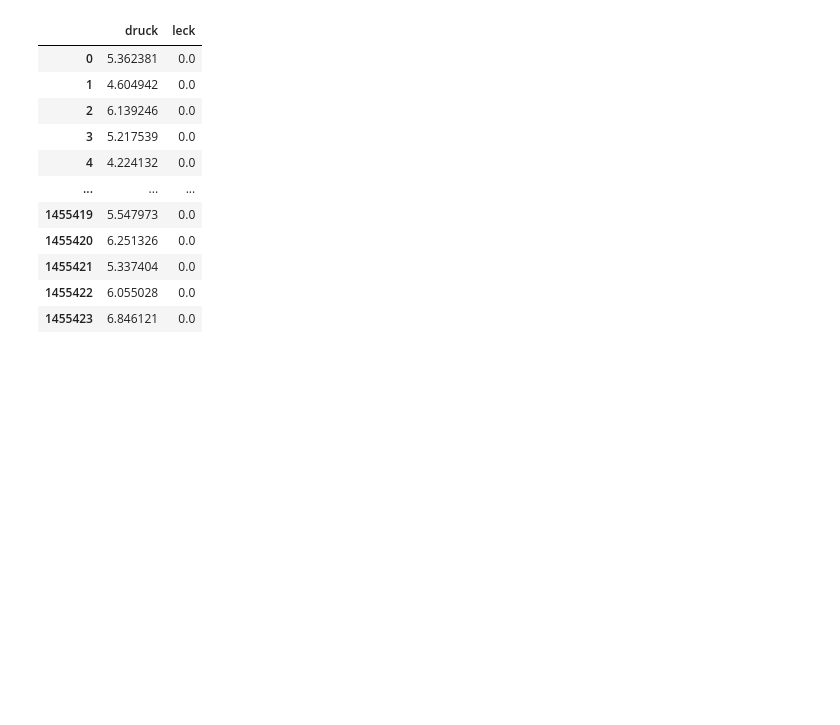
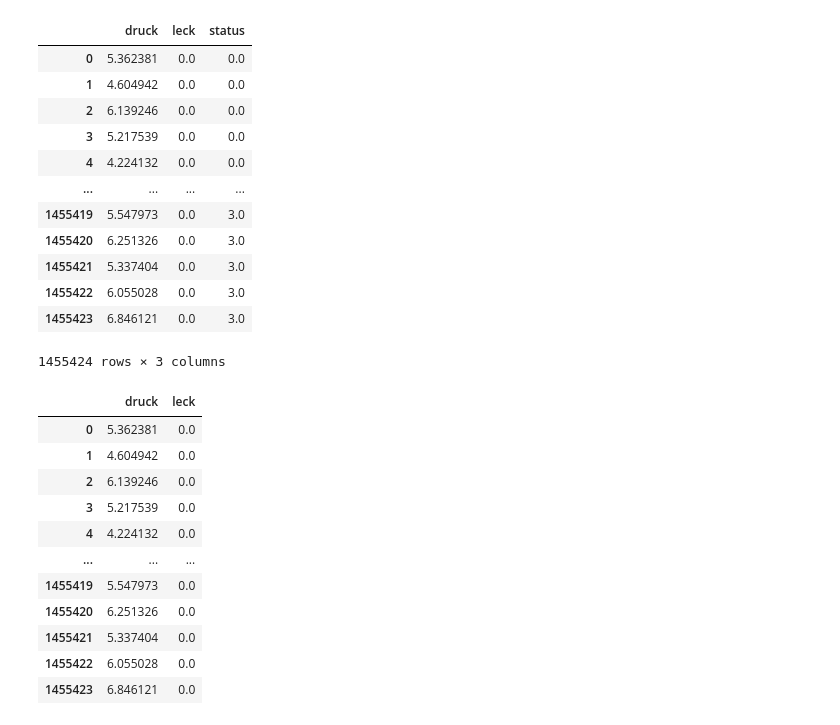
Before and after one commit to juliansaar/Innoprojekt, a Jupyter notebook: Dichte_Klassifizierung.ipynb, the cells around one changed output. Cells and saved outputs as stored; diff of their text form; code cells hidden in the pictures; blank space fills up the shorter version.

```diff
--- a/Dichte_Klassifizierung.ipynb
+++ b/Dichte_Klassifizierung.ipynb
@@ -43,3 +47,19 @@ plt.legend(loc=4)
+# %%
+df[['druck','leck','status']]
+# %% [output]
+|  | druck | leck | status |
+| 0 | 5.362381 | 0.0 | 0.0 |
+| 1 | 4.604942 | 0.0 | 0.0 |
+| 2 | 6.139246 | 0.0 | 0.0 |
+| 3 | 5.217539 | 0.0 | 0.0 |
+| 4 | 4.224132 | 0.0 | 0.0 |
+| ... | ... | ... | ... |
+| 1455419 | 5.547973 | 0.0 | 3.0 |
+| 1455420 | 6.251326 | 0.0 | 3.0 |
+| 1455421 | 5.337404 | 0.0 | 3.0 |
+| 1455422 | 6.055028 | 0.0 | 3.0 |
+| 1455423 | 6.846121 | 0.0 | 3.0 |
+1455424 rows × 3 columns
 # %%
 X = df[['druck', 'leck']]
 y = df['status']
```
Also changed, not shown: parts of 11 cells of this notebook.
